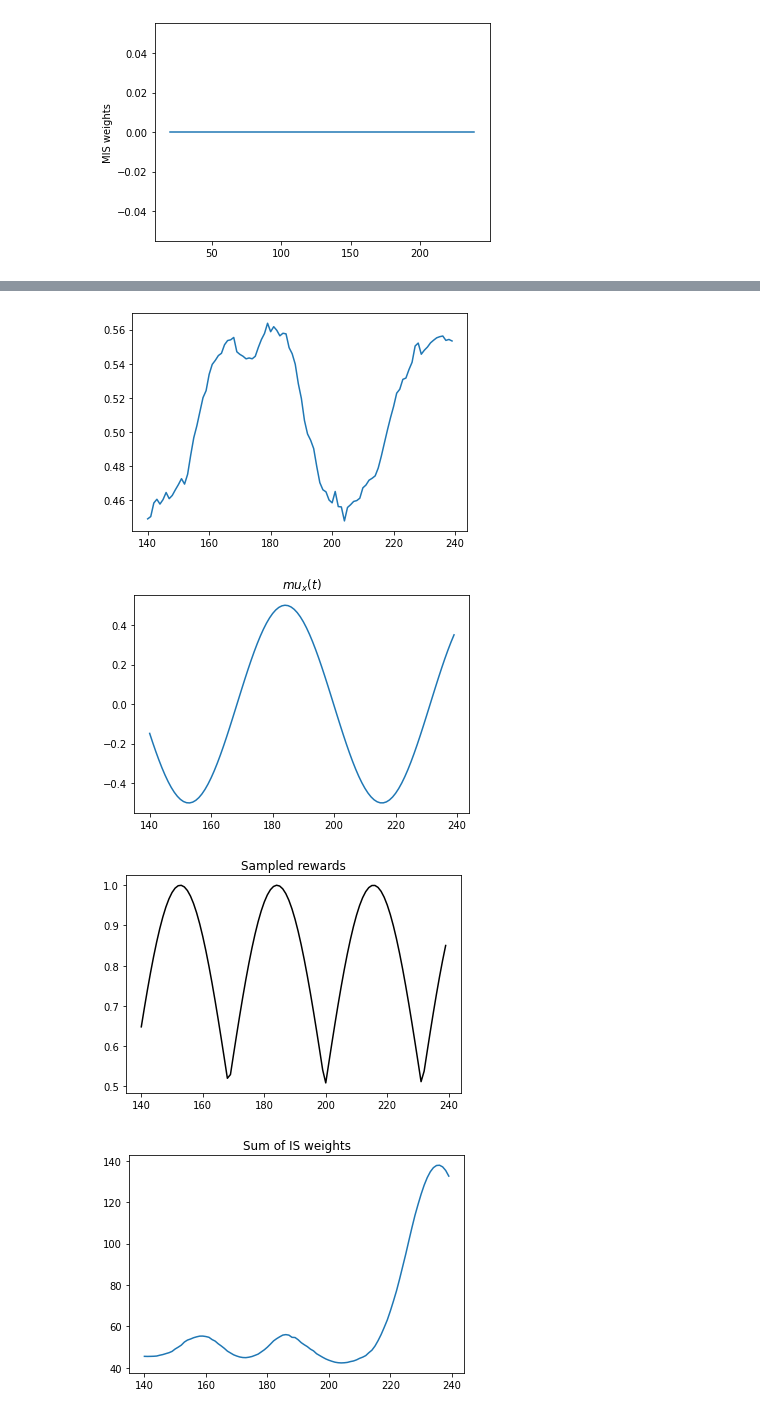
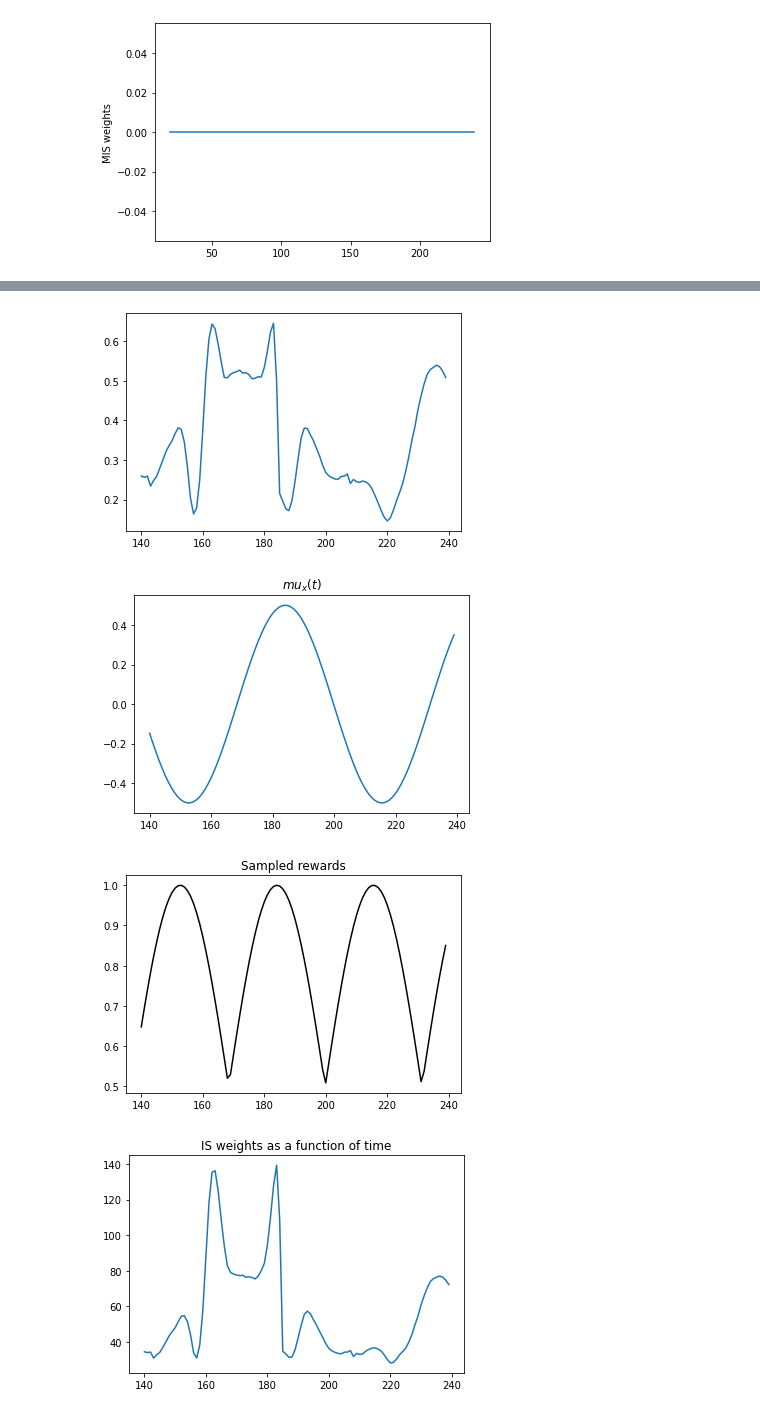
Before and after one commit to francescovidaich964/Como_lake, a Jupyter notebook: bandit_tests/non-stat_contextual_bandits.ipynb, the cells around one changed output, grey strips where cells are left out. Cells and saved outputs as stored; diff of their text form; code cells hidden in the pictures.

```diff
--- a/bandit_tests/non-stat_contextual_bandits.ipynb
+++ b/bandit_tests/non-stat_contextual_bandits.ipynb
@@ -297,7 +297,7 @@ get_p = True
 
 
 # Get random hyperpolicy
-nu  = hyperpolicy(param_based, sigma_theta=4,
+nu  = hyperpolicy(param_based, sigma_theta=1,
                   A=5, phi=0.1, psi=np.pi)
 
 
@@ -563,7 +563,7 @@ def MIS_estimator_other(nu, thetas, rewards, alpha=10, beta=1):
     # Compute constant normalization term (for beta<1)
     if beta<1:
         beta_normalization = np.array([beta**(t-i) for i in timesteps])
-        beta_normalization *= (1-beta)/(1-beta**(len(rewards)-1))
+        beta_normalization *= (1-beta)/(1-beta**(alpha-1))
     else:
         beta_normalization = 1/alpha
 
@@ -615,27 +615,27 @@ plt.show()
 # %%
 t_range = range(len(thetas)-100,len(thetas))
 MIS_through_time = [MIS_estimator_other(nu, thetas[:i], rewards[:i], alpha=120, beta=1)[1] for i in t_range]
-wieghts_through_time = [MIS_estimator_other(nu, thetas[:i], rewards[:i], alpha=60, beta=1)[2] for i in t_range]
+wieghts_through_time = [MIS_estimator_other(nu, thetas[:i], rewards[:i], alpha=120, beta=1)[2] for i in t_range]
 # %%
 plt.plot(t_range, np.array(MIS_through_time))
 plt.show()
 
 
 plt.plot(t_range, NS_process_deter[t_range])
 plt.title('$mu_x(t)$')
 plt.show()
 
 
 plt.plot(t_range, rewards_deter[t_range], c='black')
 plt.title('Sampled rewards')
 plt.show()
 
 
 plt.plot(t_range, np.sum(np.array(wieghts_through_time),axis=1))
-plt.title('Sum of IS weights')
+plt.title('IS weights as a function of time')
 plt.show()
 # %% [output]
-[figure, old version]
+[figure, new version]
 [figure]
 [figure]
-[figure, old version]
+[figure, new version]
```
Also changed, not shown: parts of 3 cells of this notebook.
